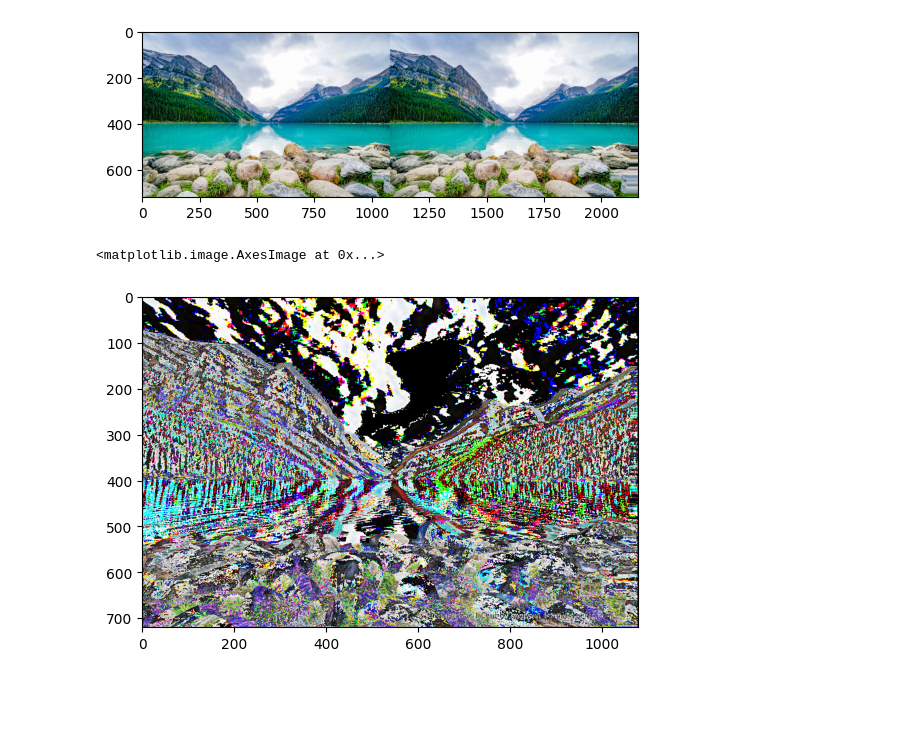
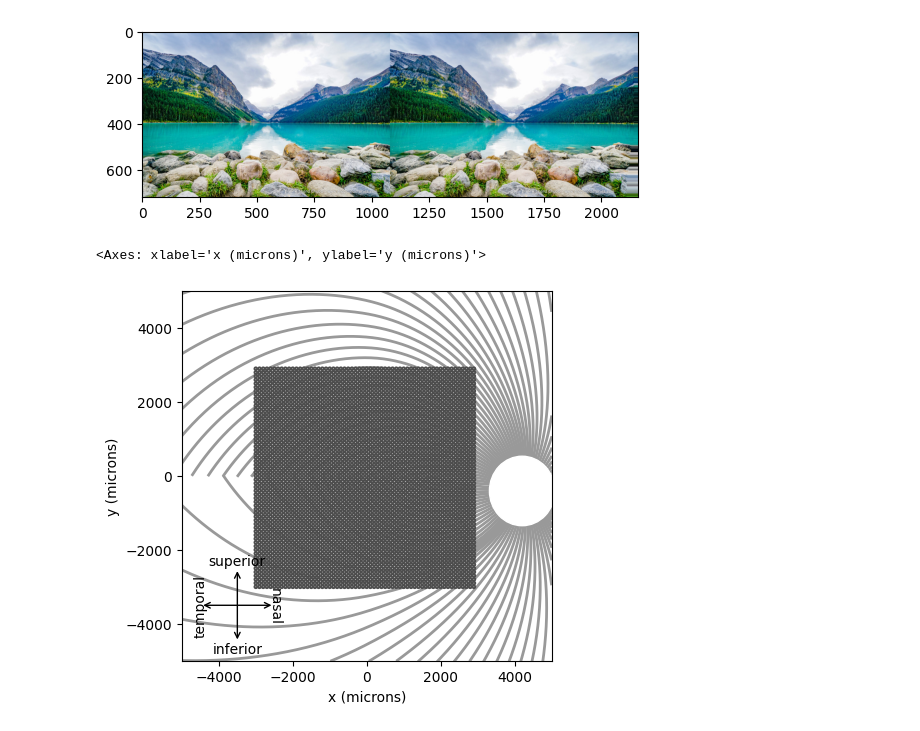
Before and after one commit to csirlin/StereoSight, a Jupyter notebook: depth.ipynb, the cells around one changed output. Drawn from its saved outputs; the diff is of its cells as text; code cells hidden in the pictures; blank space fills up the shorter version.

```diff
--- a/depth.ipynb
+++ b/depth.ipynb
@@ -78,8 +78,18 @@ plt.imshow(img_and_warped)
 # %% [output]
 <matplotlib.image.AxesImage at 0x...>
 [figure]
-# %%
-plt.imshow(np.array(img)-warped_image)
-# %% [output]
-<matplotlib.image.AxesImage at 0x...>
-[figure, removed]
+# %%
+# pulse2percept time
+
+# start with a really idealistic model with tons of electrodes
+full_array = p2p.implants.ElectrodeArray([])
+e_count = 0
+for i in range(-3000, 3000, 100):
+    for j in range(-3000, 3000, 100):
+        full_array.add_electrode(e_count, p2p.implants.DiskElectrode(i, j, z=0, r=25))
+        e_count += 1
+full_array.plot()
+p2p.models.AxonMapModel().plot()
+# %% [output]
+<Axes: xlabel='x (microns)', ylabel='y (microns)'>
+[figure, added]
```
Also changed, not shown: parts of 5 cells of this notebook.
